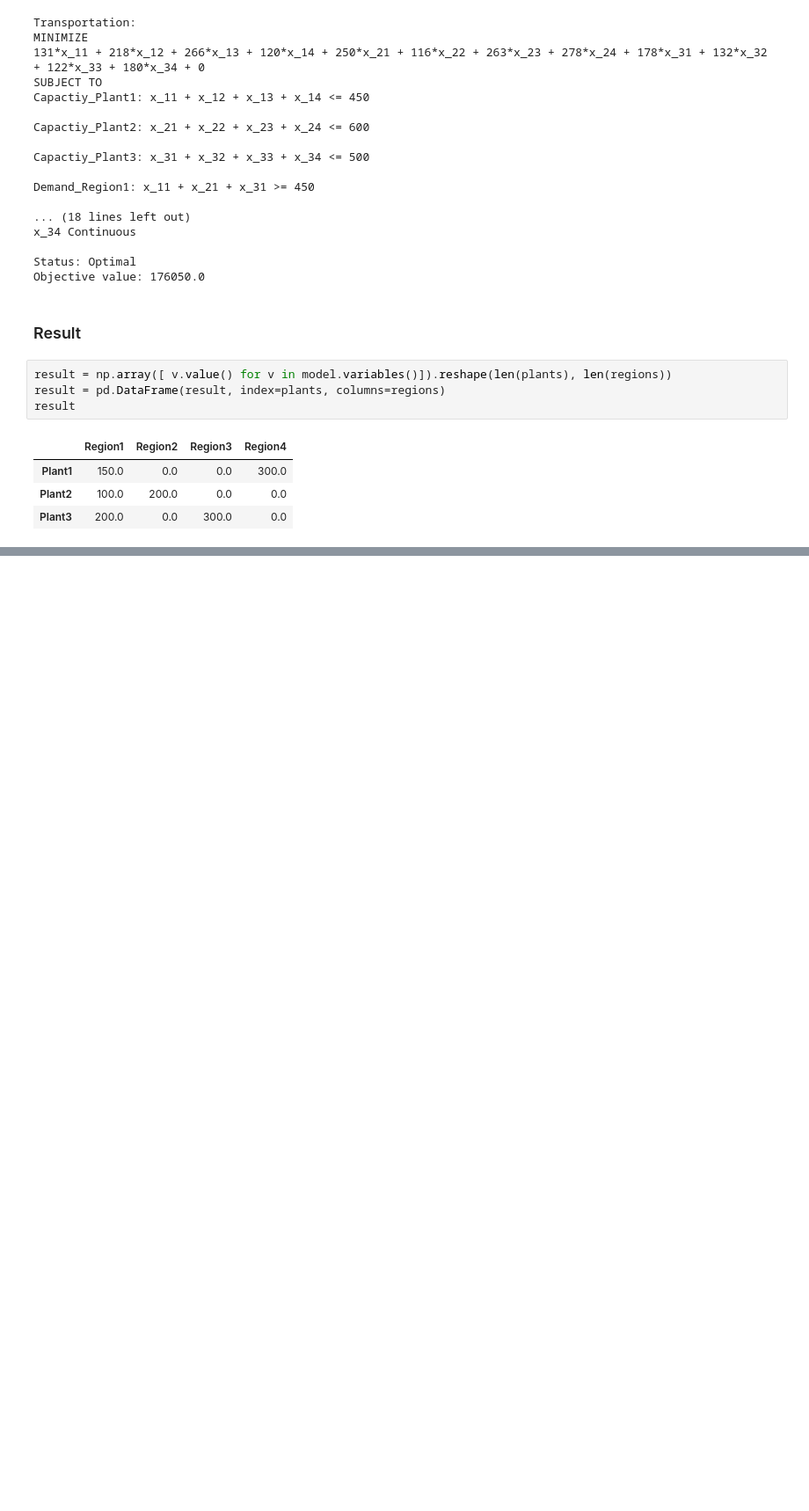
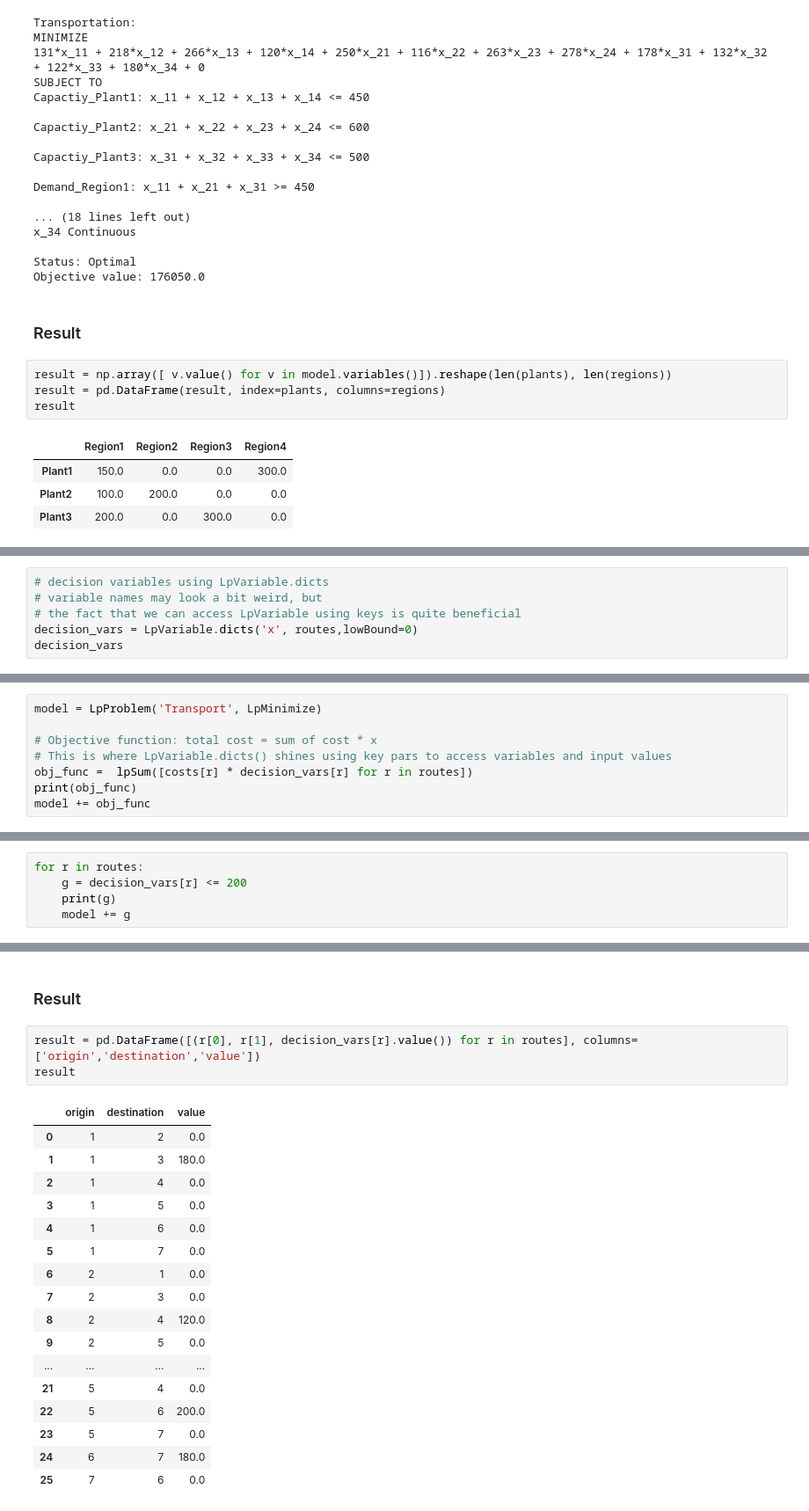
Before and after one commit to tanatiem/prescriptive-analytics, a Jupyter notebook: 03 Network Models.ipynb, the cells around one changed output, grey strips where cells are left out. Shown at 88% size. Drawn from its saved outputs; the diff is of its cells as text; blank space fills up the shorter version.

```diff
--- a/03 Network Models.ipynb
+++ b/03 Network Models.ipynb
@@ -209,0 +199,6 @@ df
+# %%
+# decision variables using LpVariable.dicts
+# variable names may look a bit weird, but
+# the fact that we can access LpVariable using keys is quite beneficial
+decision_vars = LpVariable.dicts('x', routes,lowBound=0)
+decision_vars
@@ -209,0 +225,8 @@ df
+# %%
+model = LpProblem('Transport', LpMinimize)
+
+# Objective function: total cost = sum of cost * x
+# This is where LpVariable.dicts() shines using key pars to access variables and input values
+obj_func =  lpSum([costs[r] * decision_vars[r] for r in routes])
+print(obj_func)
+model += obj_func
@@ -209,0 +238,5 @@ df
+# %%
+for r in routes:
+    g = decision_vars[r] <= 200
+    print(g)
+    model += g
@@ -211,0 +336,23 @@ for
+# %% [markdown]
+### Result
+# %%
+result = pd.DataFrame([(r[0], r[1], decision_vars[r].value()) for r in routes], columns=['origin','destination','value'])
+result
+# %% [output]
+|  | origin | destination | value |
+| 0 | 1 | 2 | 0.0 |
+| 1 | 1 | 3 | 180.0 |
+| 2 | 1 | 4 | 0.0 |
+| 3 | 1 | 5 | 0.0 |
+| 4 | 1 | 6 | 0.0 |
+| 5 | 1 | 7 | 0.0 |
+| 6 | 2 | 1 | 0.0 |
+| 7 | 2 | 3 | 0.0 |
+| 8 | 2 | 4 | 120.0 |
+| 9 | 2 | 5 | 0.0 |
+| ... | ... | ... | ... |
+| 21 | 5 | 4 | 0.0 |
+| 22 | 5 | 6 | 200.0 |
+| 23 | 5 | 7 | 0.0 |
+| 24 | 6 | 7 | 180.0 |
+| 25 | 7 | 6 | 0.0 |
```
Also changed, not shown: parts of 57 cells of this notebook, 5 other files.
